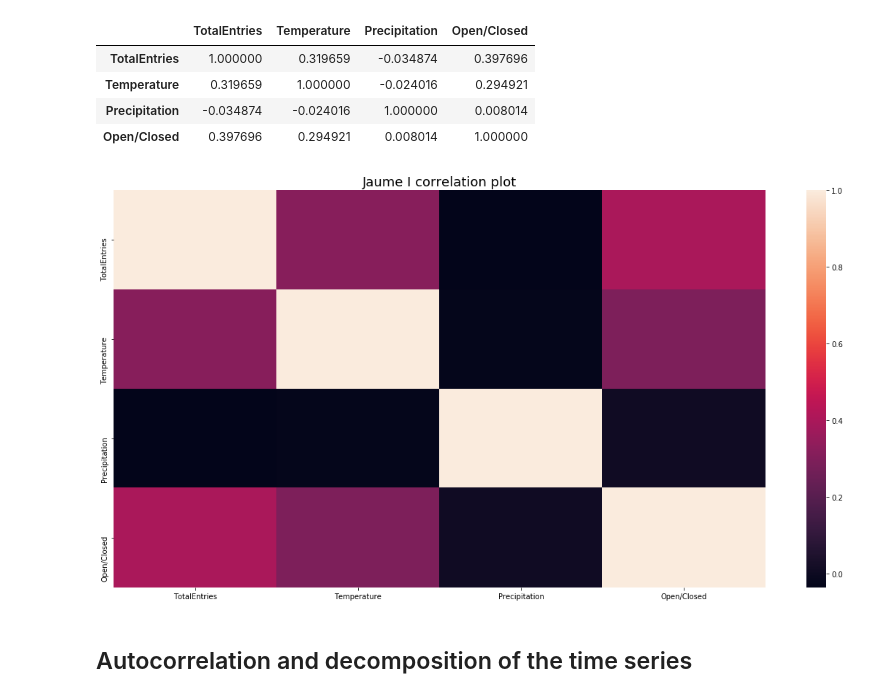
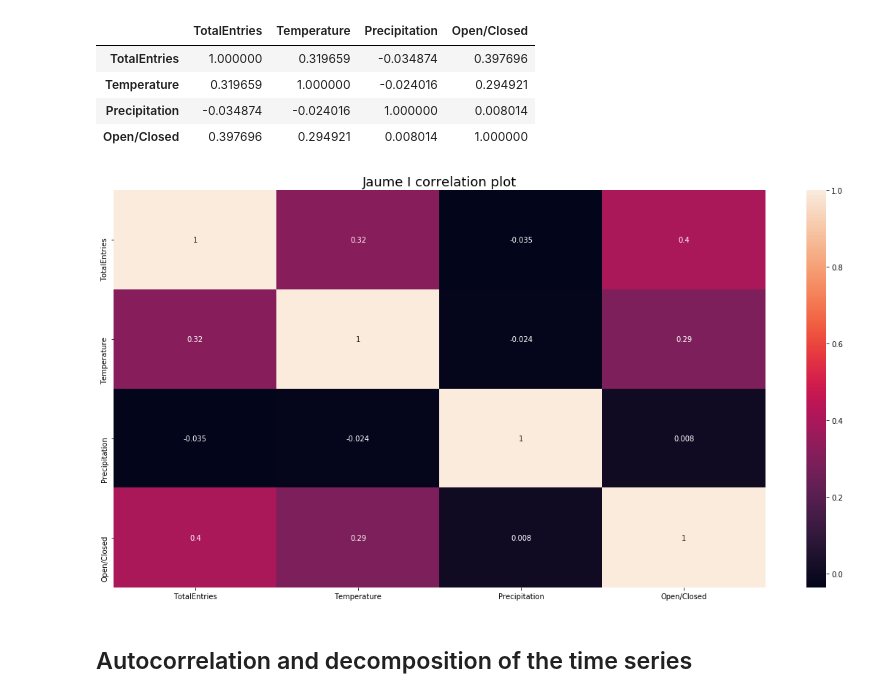
Before and after one commit to RamiroArribas/People_traffic_forecasting, a Jupyter notebook: 1_Data_cleaning_and_exploratory/1.5_JaumeI_exploratory_analysis.ipynb, the cells around one changed output. Saved outputs shown, nothing was run; the diff lists cells and outputs as text; code cells hidden in the pictures.

```diff
--- a/1_Data_cleaning_and_exploratory/1.5_JaumeI_exploratory_analysis.ipynb
+++ b/1_Data_cleaning_and_exploratory/1.5_JaumeI_exploratory_analysis.ipynb
@@ -191,11 +191,11 @@ jaume_df.corr()
 | Precipitation | -0.034874 | -0.024016 | 1.000000 | 0.008014 |
 | Open/Closed | 0.397696 | 0.294921 | 0.008014 | 1.000000 |
 # %%
-sns.heatmap(jaume_df.corr())
+sns.heatmap(jaume_df.corr(), annot=True)
 plt.title('Jaume I correlation plot', fontsize=18)
 plt.show()
 # %% [output]
-[figure, old version]
+[figure, new version]
 # %% [markdown]
 ## Autocorrelation and decomposition of the time series
 # %%
```
Also changed, not shown: 1 other file.
